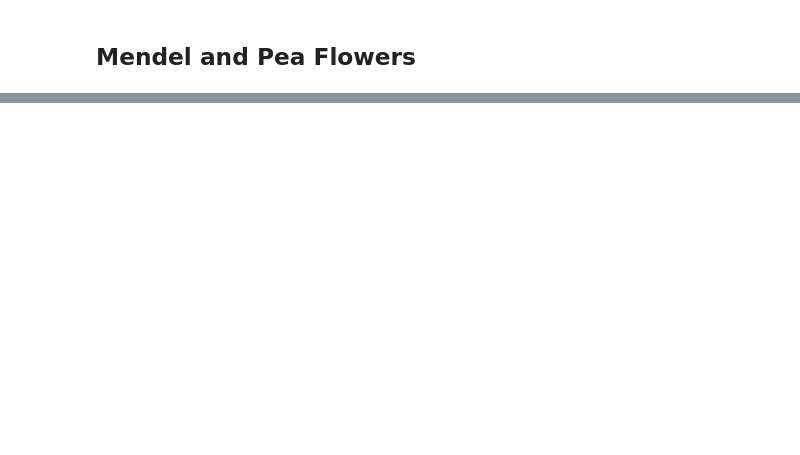
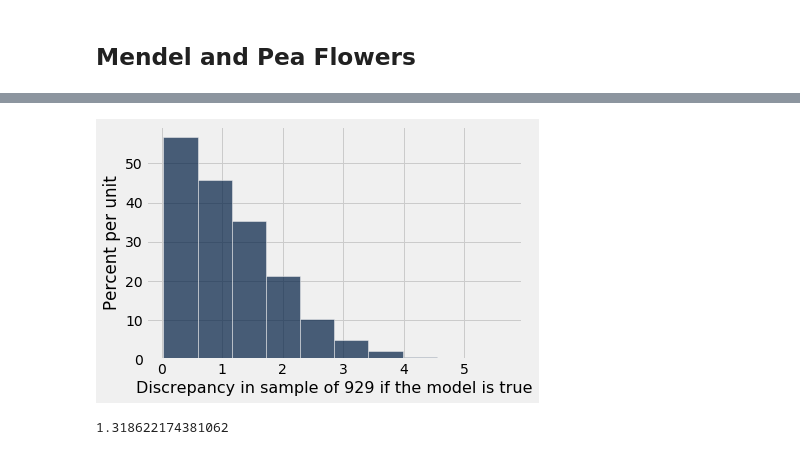
Before and after one commit to data-8/materials-sp19, a Jupyter notebook: lec/lec16.ipynb, the cells around one changed output, grey strips where cells are left out. Saved outputs shown, nothing was run; the diff lists cells and outputs as text; code cells hidden in the pictures; blank space fills up the shorter version.

```diff
--- a/lec/lec16.ipynb
+++ b/lec/lec16.ipynb
@@ -41,0 +124,8 @@ sample_medians.hist(bins = np.arange(-5, 30))
+# %%
+Table().with_column('Discrepancy in sample of 929 if the model is true', abs(purples- 75)).hist()
+# %% [output]
+[figure, added]
+# %%
+(709 / 929 * 100 - 75)
+# %% [output]
+1.318622174381062
```
Also changed, not shown: parts of 19 cells of this notebook, 2 other files.
